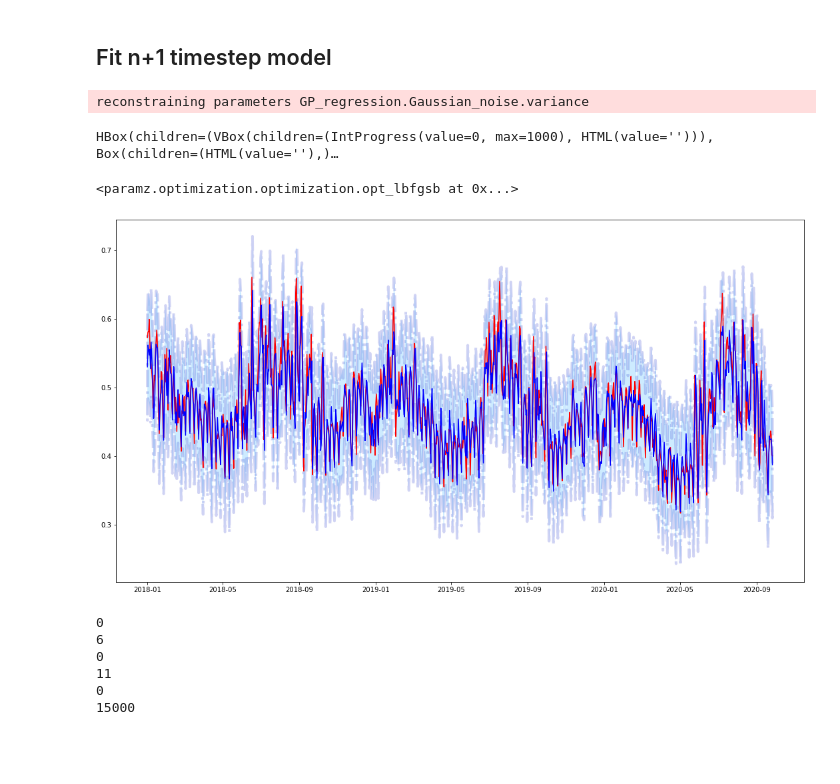
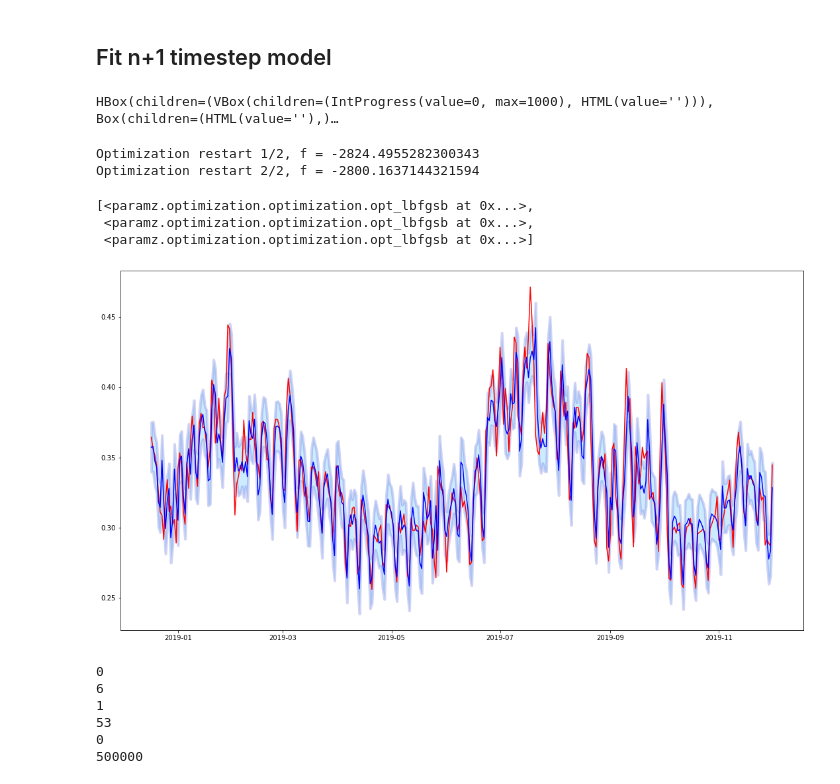
Before and after one commit to bartoszmodelski/mlpw-group, a Jupyter notebook: consumption-per-day.ipynb, the cells around one changed output. Cells and saved outputs as stored; diff of their text form; code cells hidden in the pictures; blank space fills up the shorter version.

Commit message:
final model

```diff
--- a/consumption-per-day.ipynb
+++ b/consumption-per-day.ipynb
@@ -106,7 +106,9 @@ Time series is stationary
 import math
 
 day_of_week = np.array([date.weekday() for date in x])
-month = np.array([date.month - 1 for date in x]) # smh Jan is 1 - shift it down
+isocalendar = np.array([date.isocalendar() for date in x])
+week_of_year = isocalendar[:,1]
+#month = np.array([date.month - 1 for date in x]) # smh Jan is 1 - shift it down
 # %% [markdown]
 ### Check how balanced are the values
 # %%
@@ -213,7 +217,7 @@ X_timestamps_normalized = normalize_single_feature(X_timestamps,
 # normalize Y
 y = np.array(y)
 normalization_y_min = 0
-normalization_y_max = 15000
+normalization_y_max = 500000
 
 y_normalized = normalize_single_feature(y,normalization_y_min,normalization_y_max).reshape(-1,1)
 # %%
@@ -254,13 +240,13 @@ Please replace it with one of the following more specific types
 # %%
 normalization_day_of_week_min = np.min(day_of_week)
 normalization_day_of_week_max = np.max(day_of_week)
-normalization_month_min = np.min(month)
-normalization_month_max = np.max(month)
+normalization_week_of_year_min = np.min(week_of_year)
+normalization_week_of_year_max = np.max(week_of_year)
 
-month_normalized = normalize_single_feature(month, normalization_month_min, normalization_month_max).reshape(-1,1)
+week_of_year_normalized = normalize_single_feature(week_of_year, normalization_week_of_year_min, normalization_week_of_year_max).reshape(-1,1)
 day_of_week_normalized = normalize_single_feature(day_of_week, normalization_day_of_week_min, normalization_day_of_week_max).reshape(-1,1)
 
-X_decomp_time_features = np.concatenate((month_normalized,day_of_week_normalized), axis=1)
+X_decomp_time_features = np.concatenate((week_of_year_normalized,day_of_week_normalized), axis=1)
 
 # add noise
 X_decomp_time_features += np.random.normal(0, 0.01, X_decomp_time_features.shape)
@@ -319,37 +321,42 @@ X_decomp_time_and_previous_step = np.concatenate((X_decomp_time_features[1:], y_
 
 y_normalized_without_first = y_normalized[1:]
 # %%
-kernel_rbf = GPy.kern.RBF(input_dim=1, variance=1, lengthscale=1, active_dims=[2])
-kernel_periodic = GPy.kern.StdPeriodic(2, period=0.1, variance=5, active_dims=[0,1])
+kernel_periodic = GPy.kern.StdPeriodic(2, period=0.1, active_dims=[0,1])
+kernel_rbf = GPy.kern.RBF(input_dim=3, variance=1, lengthscale=1)
+kernel_bias = GPy.kern.Bias(3, variance=1, lengthscale=1)
+
 kernel = kernel_periodic + kernel_rbf
 
-m = GPy.models.GPRegression(X_decomp_time_and_previous_step,y_normalized_without_first,kernel)
-m.Gaussian_noise.variance.constrain_bounded(0.006, 10)
-m.optimize(messages=True)
-#m.optimize_restarts(num_restarts=2)
+m2 = GPy.models.GPRegression(X_decomp_time_and_previous_step,y_normalized_without_first,kernel)
+#m2.Gaussian_noise.variance.constrain_bounded(0.001, 100)
+m2.optimize(messages=True)
+m2.optimize_restarts(num_restarts=2)
 # %% [output]
-reconstraining parameters GP_regression.Gaussian_noise.variance
+HBox(children=(VBox(children=(IntProgress(value=0, max=1000), HTML(value=''))), Box(children=(HTML(value=''),)…
-HBox(children=(VBox(children=(IntProgress(value=0, max=1000), HTML(value=''))), Box(children=(HTML(value=''),)…
+Optimization restart 1/2, f = -2824.4955282300343
+Optimization restart 2/2, f = -2800.1637144321594
-<paramz.optimization.optimization.opt_lbfgsb at 0x...>
+[<paramz.optimization.optimization.opt_lbfgsb at 0x...>,
+ <paramz.optimization.optimization.opt_lbfgsb at 0x...>,
+ <paramz.optimization.optimization.opt_lbfgsb at 0x...>]
 # %%
-gp_pred = m.predict(X_decomp_time_and_previous_step)
+gp_pred = m2.predict(X_decomp_time_and_previous_step)
 
-start = 0
-end = 1000
+start = 350
+end = 700
 
 
 pred = gp_pred[0][start:end]
 err = np.sqrt(gp_pred[1][start:end])
 
 fig = plt.figure()
 fig.set_size_inches(18.5, 10)
 ax = fig.add_subplot(111)
 _ = ax.plot(x[start:end], y_normalized_without_first[start:end], 'r')
 _ = ax.plot(x[start:end], pred, 'b')
 
 _ = ax.fill_between(x[start:end], (pred-err).flatten(), (pred+err).flatten(),
     alpha=0.2, edgecolor='#1B2ACC', facecolor='#089FFF',
-    linewidth=4, linestyle='dashdot', antialiased=True)
+    linewidth=4, antialiased=True)
 # %% [output]
-[figure, old version]
+[figure, new version]
 # %%
@@ -357,14 +365,14 @@ m.save_model("demand-model")
-# %%
-print(normalization_day_of_week_min)
-print(normalization_day_of_week_max)
-print(normalization_month_min)
-print(normalization_month_max)
-print(normalization_y_min)
-print(normalization_y_max)
-# %% [output]
-0
-6
-0
-11
-0
-15000
+# %%
+print(normalization_day_of_week_min)
+print(normalization_day_of_week_max)
+print(normalization_week_of_year_min)
+print(normalization_week_of_year_max)
+print(normalization_y_min)
+print(normalization_y_max)
+# %% [output]
+0
+6
+1
+53
+0
+500000
```
Also changed, not shown: parts of 20 cells of this notebook, 3 other files.
